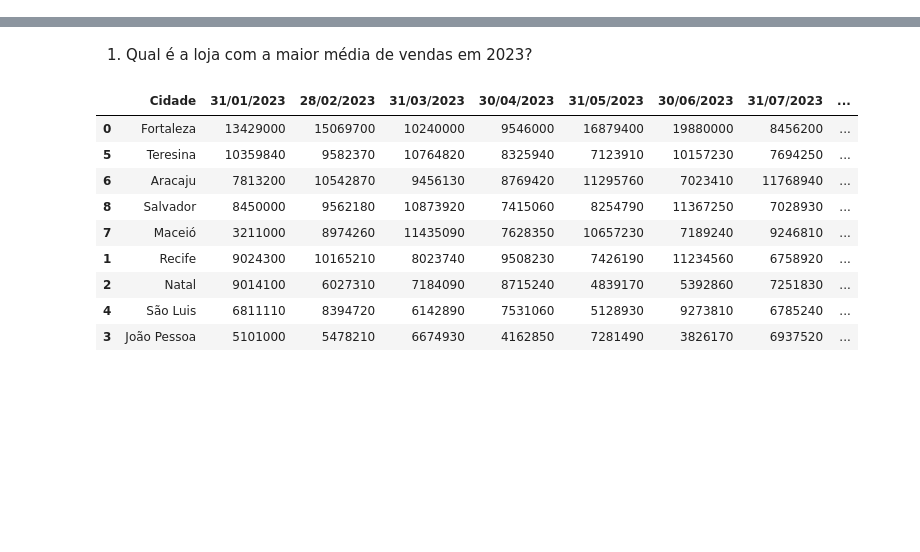
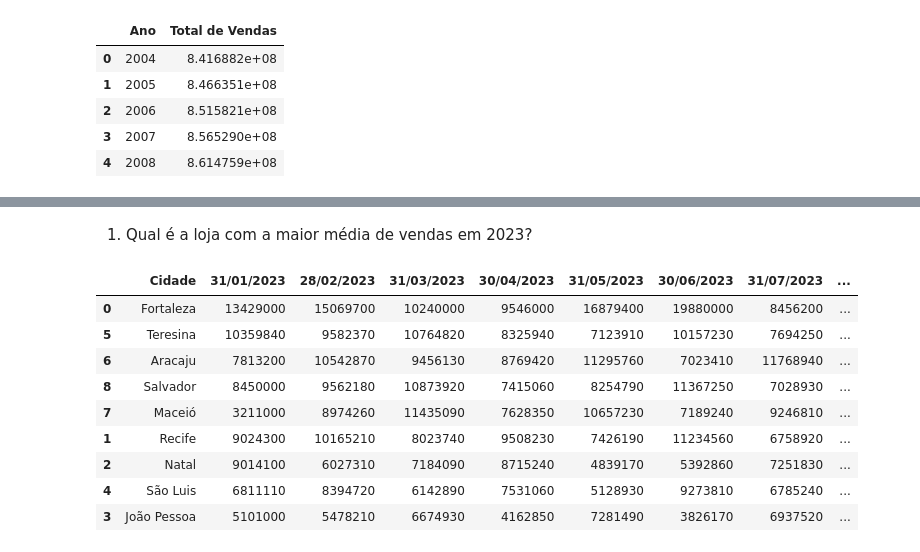
Before and after one commit to NiEl0503/SimuladorNivel1, a Jupyter notebook: Simulador1.ipynb, the cells around one changed output, grey strips where cells are left out. Cells and saved outputs as stored; diff of their text form; code cells hidden in the pictures; blank space fills up the shorter version.

```diff
--- a/Simulador1.ipynb
+++ b/Simulador1.ipynb
@@ -16,0 +37,10 @@ vendas_2023 = pd.read_excel('/content/Vendas de 2023.xlsx')
+# %%
+# Revendo o df total_vendas
+total_vendas.head()
+# %% [output]
+|  | Ano | Total de Vendas |
+| 0 | 2004 | 8.416882e+08 |
+| 1 | 2005 | 8.466351e+08 |
+| 2 | 2006 | 8.515821e+08 |
+| 3 | 2007 | 8.565290e+08 |
+| 4 | 2008 | 8.614759e+08 |
```
Also changed, not shown: parts of 5 cells of this notebook.
